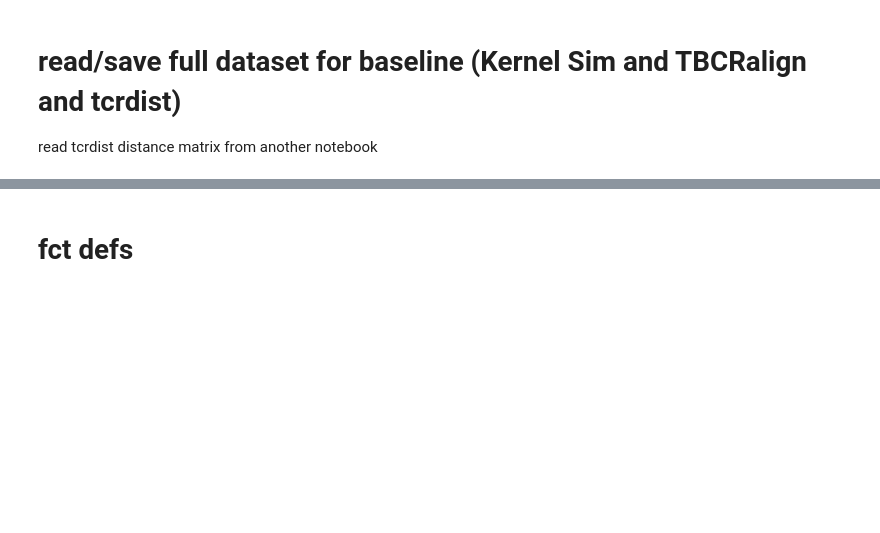
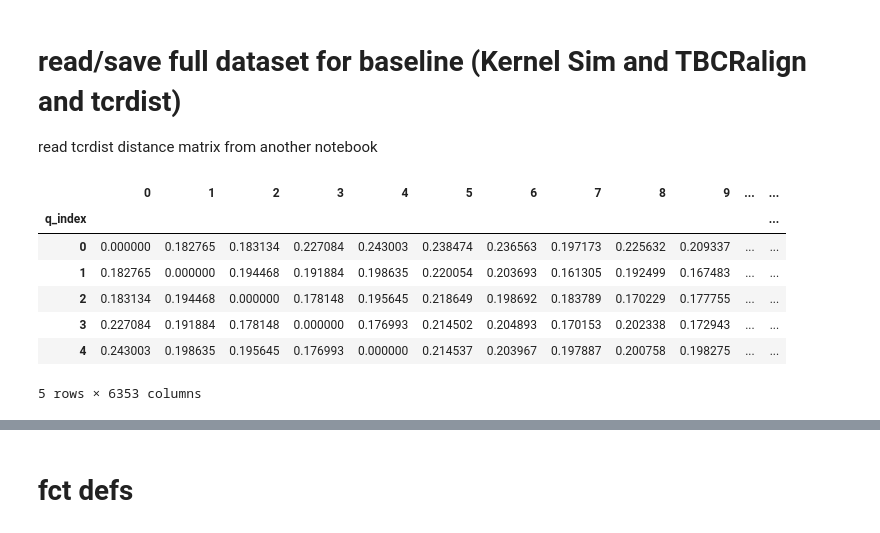
Before and after one commit to richieYT-wan/tclustr, a Jupyter notebook: notebooks/240415_ClusteringPipeline.ipynb, the cells around one changed output, grey strips where cells are left out. Cells and saved outputs as stored; diff of their text form; code cells hidden in the pictures; blank space fills up the shorter version.

```diff
--- a/notebooks/240415_ClusteringPipeline.ipynb
+++ b/notebooks/240415_ClusteringPipeline.ipynb
@@ -69,0 +83,13 @@ old_df['fulltcr'] = old_df['A1']+old_df['A2']+old_df['A3']+old_df['B1']+old_df['
+# %%
+tbcr_dm26 = pd.read_csv('../data/baselines/OUTPUT_distmatrix_26peps.csv', index_col=0)
+# tbcr_dm140 = pd.read_csv('../data/baselines/OUTPUT_distmatrix_140peps.csv', index_col=0)
+tbcr_dm26.head()
+# %% [output]
+|  | 0 | 1 | 2 | 3 | 4 | 5 | 6 | 7 | 8 | 9 | ... | ... |
+| q_index |  |  |  |  |  |  |  |  |  |  |  | ... |
+| 0 | 0.000000 | 0.182765 | 0.183134 | 0.227084 | 0.243003 | 0.238474 | 0.236563 | 0.197173 | 0.225632 | 0.209337 | ... | ... |
+| 1 | 0.182765 | 0.000000 | 0.194468 | 0.191884 | 0.198635 | 0.220054 | 0.203693 | 0.161305 | 0.192499 | 0.167483 | ... | ... |
+| 2 | 0.183134 | 0.194468 | 0.000000 | 0.178148 | 0.195645 | 0.218649 | 0.198692 | 0.183789 | 0.170229 | 0.177755 | ... | ... |
+| 3 | 0.227084 | 0.191884 | 0.178148 | 0.000000 | 0.176993 | 0.214502 | 0.204893 | 0.170153 | 0.202338 | 0.172943 | ... | ... |
+| 4 | 0.243003 | 0.198635 | 0.195645 | 0.176993 | 0.000000 | 0.214537 | 0.203967 | 0.197887 | 0.200758 | 0.198275 | ... | ... |
+5 rows × 6353 columns
```
Also changed, not shown: parts of 25 cells of this notebook, 4 other files.
